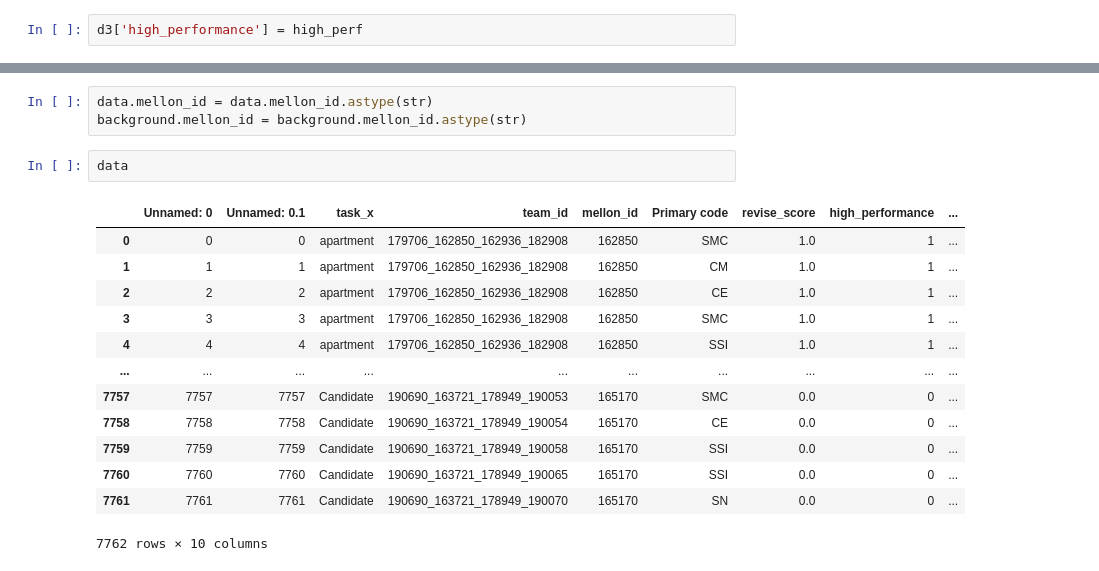
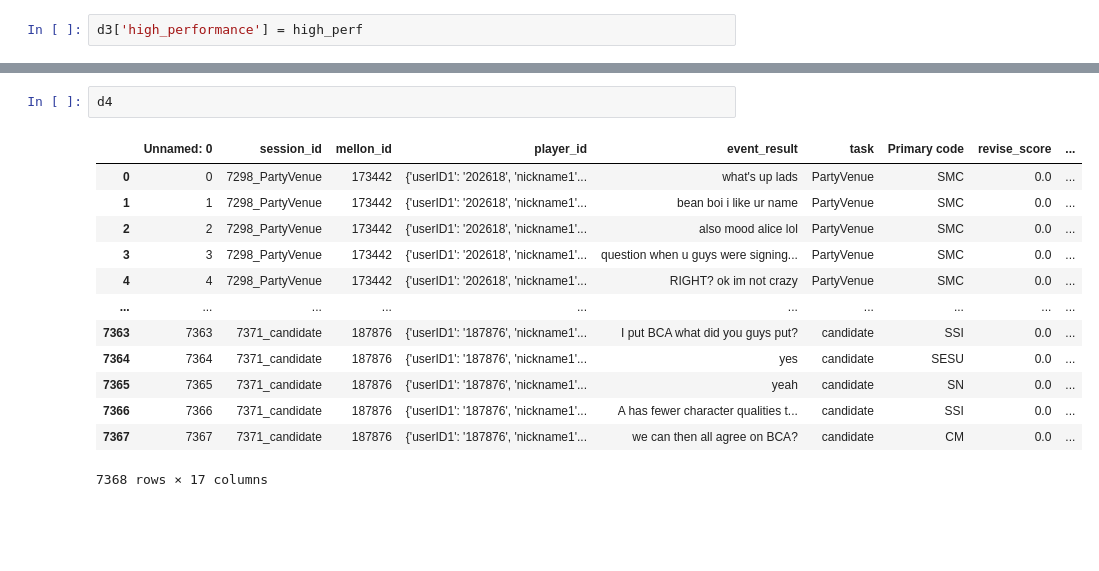
Before and after one commit to The-Language-and-Learning-Analytics-Lab/cult-div-rqa, a Jupyter notebook: data_preprocessing.ipynb, the cells around one changed output, grey strips where cells are left out. Saved outputs shown, nothing was run; the diff lists cells and outputs as text; blank space fills up the shorter version.

```diff
--- a/data_preprocessing.ipynb
+++ b/data_preprocessing.ipynb
@@ -253,19 +206,16 @@ background[['mellon_id', 'gender']]
-# %%
-data.mellon_id = data.mellon_id.astype(str)
-background.mellon_id = background.mellon_id.astype(str)
-# %%
-data
-# %% [output]
-|  | Unnamed: 0 | Unnamed: 0.1 | task_x | team_id | mellon_id | Primary code | revise_score | high_performance | ... |
-| 0 | 0 | 0 | apartment | 179706_162850_162936_182908 | 162850 | SMC | 1.0 | 1 | ... |
-| 1 | 1 | 1 | apartment | 179706_162850_162936_182908 | 162850 | CM | 1.0 | 1 | ... |
-| 2 | 2 | 2 | apartment | 179706_162850_162936_182908 | 162850 | CE | 1.0 | 1 | ... |
-| 3 | 3 | 3 | apartment | 179706_162850_162936_182908 | 162850 | SMC | 1.0 | 1 | ... |
-| 4 | 4 | 4 | apartment | 179706_162850_162936_182908 | 162850 | SSI | 1.0 | 1 | ... |
-| ... | ... | ... | ... | ... | ... | ... | ... | ... | ... |
-| 7757 | 7757 | 7757 | Candidate | 190690_163721_178949_190053 | 165170 | SMC | 0.0 | 0 | ... |
-| 7758 | 7758 | 7758 | Candidate | 190690_163721_178949_190054 | 165170 | CE | 0.0 | 0 | ... |
-| 7759 | 7759 | 7759 | Candidate | 190690_163721_178949_190058 | 165170 | SSI | 0.0 | 0 | ... |
-| 7760 | 7760 | 7760 | Candidate | 190690_163721_178949_190065 | 165170 | SSI | 0.0 | 0 | ... |
-| 7761 | 7761 | 7761 | Candidate | 190690_163721_178949_190070 | 165170 | SN | 0.0 | 0 | ... |
-7762 rows × 10 columns
+# %%
+d4
+# %% [output]
+|  | Unnamed: 0 | session_id | mellon_id | player_id | event_result | task | Primary code | revise_score | ... |
+| 0 | 0 | 7298_PartyVenue | 173442 | {'userID1': '202618', 'nickname1'... | what's up lads | PartyVenue | SMC | 0.0 | ... |
+| 1 | 1 | 7298_PartyVenue | 173442 | {'userID1': '202618', 'nickname1'... | bean boi i like ur name | PartyVenue | SMC | 0.0 | ... |
+| 2 | 2 | 7298_PartyVenue | 173442 | {'userID1': '202618', 'nickname1'... | also mood alice lol | PartyVenue | SMC | 0.0 | ... |
+| 3 | 3 | 7298_PartyVenue | 173442 | {'userID1': '202618', 'nickname1'... | question when u guys were signing... | PartyVenue | SMC | 0.0 | ... |
+| 4 | 4 | 7298_PartyVenue | 173442 | {'userID1': '202618', 'nickname1'... | RIGHT? ok im not crazy | PartyVenue | SMC | 0.0 | ... |
+| ... | ... | ... | ... | ... | ... | ... | ... | ... | ... |
+| 7363 | 7363 | 7371_candidate | 187876 | {'userID1': '187876', 'nickname1'... | I put BCA what did you guys put? | candidate | SSI | 0.0 | ... |
+| 7364 | 7364 | 7371_candidate | 187876 | {'userID1': '187876', 'nickname1'... | yes | candidate | SESU | 0.0 | ... |
+| 7365 | 7365 | 7371_candidate | 187876 | {'userID1': '187876', 'nickname1'... | yeah | candidate | SN | 0.0 | ... |
+| 7366 | 7366 | 7371_candidate | 187876 | {'userID1': '187876', 'nickname1'... | A has fewer character qualities t... | candidate | SSI | 0.0 | ... |
+| 7367 | 7367 | 7371_candidate | 187876 | {'userID1': '187876', 'nickname1'... | we can then all agree on BCA? | candidate | CM | 0.0 | ... |
+7368 rows × 17 columns
```
Also changed, not shown: parts of 54 cells of this notebook, 12 other files.
